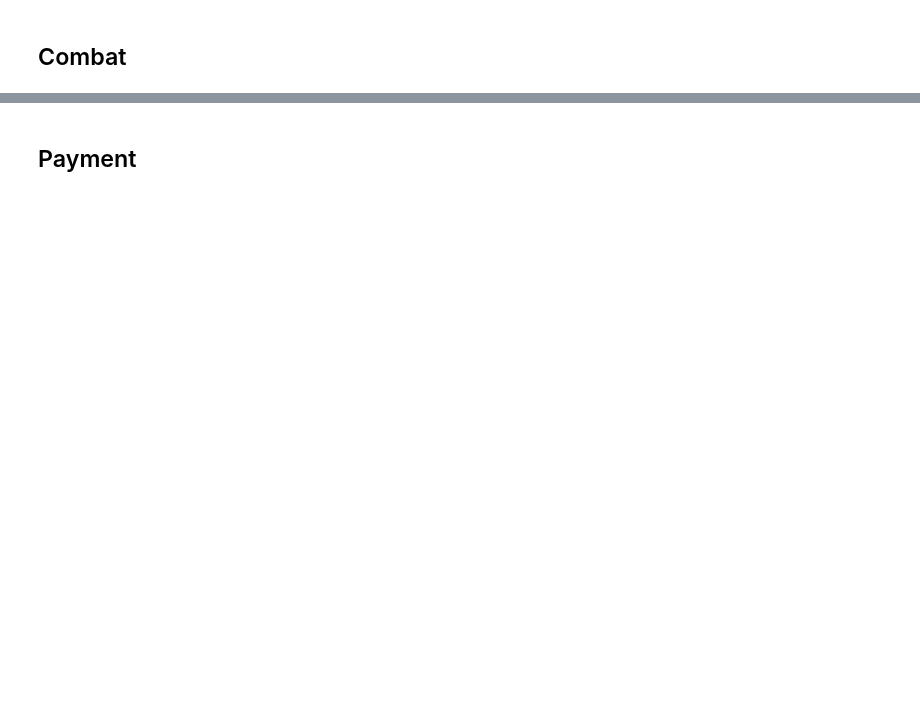
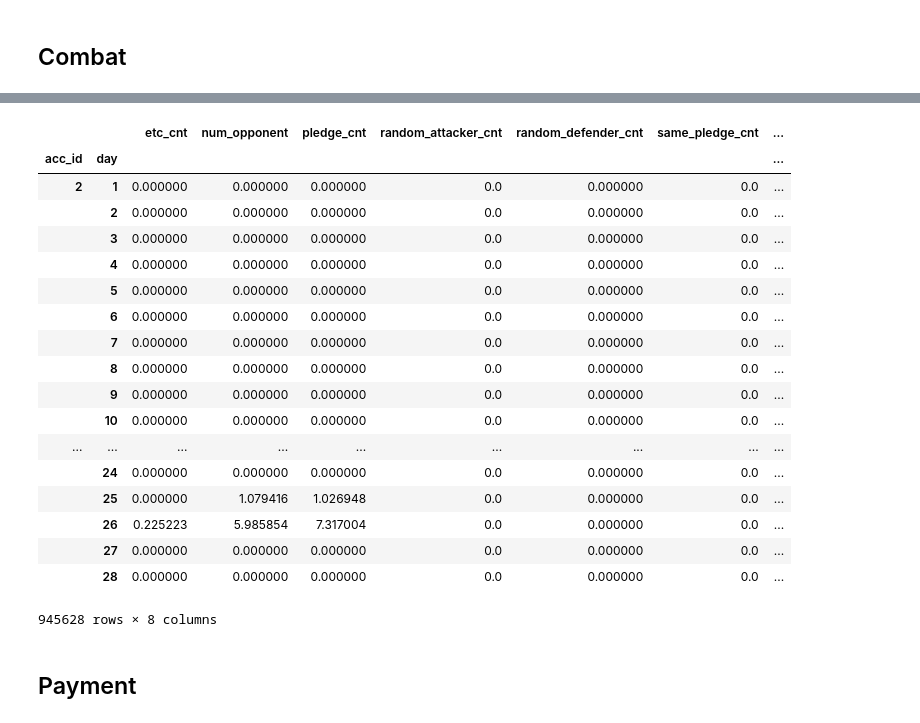
Before and after one commit to mullin-2019bigcontest/Mullin, a Jupyter notebook: Feature_Engineering.ipynb, the cells around one changed output, grey strips where cells are left out. Saved outputs shown, nothing was run; the diff lists cells and outputs as text; code cells hidden in the pictures; blank space fills up the shorter version.

```diff
--- a/Feature_Engineering.ipynb
+++ b/Feature_Engineering.ipynb
@@ -165,3 +339,25 @@ combat = pd.pivot_table(data=combat, index=["acc_id", "day"], aggfunc=sum)
+# %%
+combat
+# %% [output]
+|  |  | etc_cnt | num_opponent | pledge_cnt | random_attacker_cnt | random_defender_cnt | same_pledge_cnt | ... |
+| acc_id | day |  |  |  |  |  |  | ... |
+| 2 | 1 | 0.000000 | 0.000000 | 0.000000 | 0.0 | 0.000000 | 0.0 | ... |
+|  | 2 | 0.000000 | 0.000000 | 0.000000 | 0.0 | 0.000000 | 0.0 | ... |
+|  | 3 | 0.000000 | 0.000000 | 0.000000 | 0.0 | 0.000000 | 0.0 | ... |
+|  | 4 | 0.000000 | 0.000000 | 0.000000 | 0.0 | 0.000000 | 0.0 | ... |
+|  | 5 | 0.000000 | 0.000000 | 0.000000 | 0.0 | 0.000000 | 0.0 | ... |
+|  | 6 | 0.000000 | 0.000000 | 0.000000 | 0.0 | 0.000000 | 0.0 | ... |
+|  | 7 | 0.000000 | 0.000000 | 0.000000 | 0.0 | 0.000000 | 0.0 | ... |
+|  | 8 | 0.000000 | 0.000000 | 0.000000 | 0.0 | 0.000000 | 0.0 | ... |
+|  | 9 | 0.000000 | 0.000000 | 0.000000 | 0.0 | 0.000000 | 0.0 | ... |
+|  | 10 | 0.000000 | 0.000000 | 0.000000 | 0.0 | 0.000000 | 0.0 | ... |
+| ... | ... | ... | ... | ... | ... | ... | ... | ... |
+|  | 24 | 0.000000 | 0.000000 | 0.000000 | 0.0 | 0.000000 | 0.0 | ... |
+|  | 25 | 0.000000 | 1.079416 | 1.026948 | 0.0 | 0.000000 | 0.0 | ... |
+|  | 26 | 0.225223 | 5.985854 | 7.317004 | 0.0 | 0.000000 | 0.0 | ... |
+|  | 27 | 0.000000 | 0.000000 | 0.000000 | 0.0 | 0.000000 | 0.0 | ... |
+|  | 28 | 0.000000 | 0.000000 | 0.000000 | 0.0 | 0.000000 | 0.0 | ... |
+945628 rows × 8 columns
 # %% [markdown]
 ## Payment
 # %%
```
Also changed, not shown: parts of 24 cells of this notebook.
